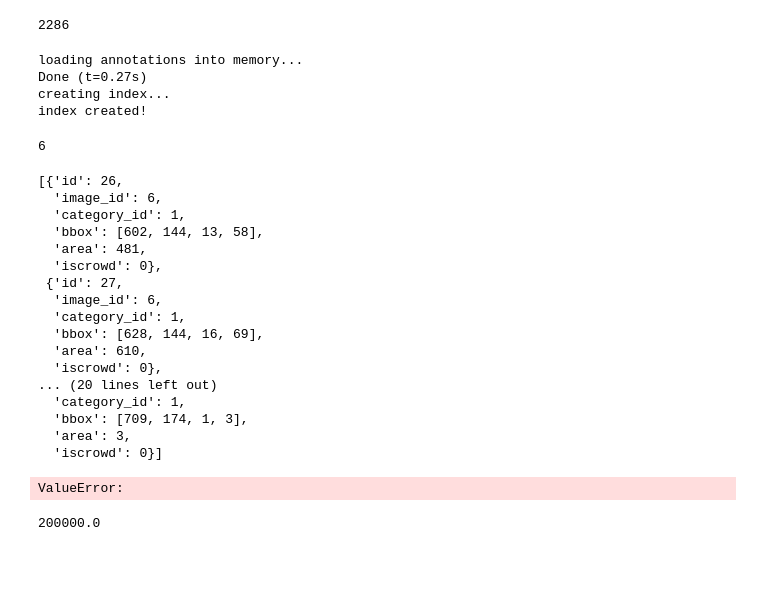
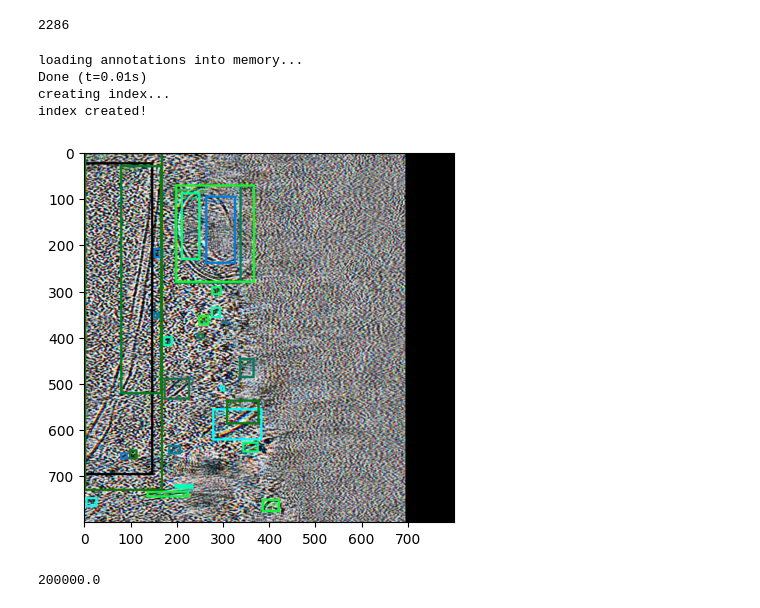
Before and after one commit to tyfei0216/cryoem, a Jupyter notebook: dococo.ipynb, the cells around one changed output. Saved outputs shown, nothing was run; the diff lists cells and outputs as text; code cells hidden in the pictures; blank space fills up the shorter version.

```diff
--- a/dococo.ipynb
+++ b/dococo.ipynb
@@ -93,47 +90,21 @@ with open("/mnt/panbz/lab/transforemer_model/pretrain_data/dataset/pretrain_npy_
 # %%
-
-dataset = modules.CocoDetection("/mnt/panbz/lab/transforemer_model/pretrain_data/dataset",
-                        "/mnt/panbz/lab/transforemer_model/pretrain_data/dataset/annotations/npy_annotations_val_full_flipY.pkl",
-                        is_npy=True, transform=utils.getDefaultTransform(), require_mask=False, add_classname=True)
+dataset = modules.CocoDetection("/data/transformer_project/transforemer_model/train_data/training/data/",
+                        "/data/transformer_project/transforemer_model/train_data/training/data/annotations/sllt0039_9.pkl",
+                        is_npy=True, transform=utils.getDefaultTransform(), require_mask=False, add_classname=True, norm="hist")
 # train_set, val_set = torch.utils.data.random_split(dataset, [0.8, 0.2])
 # %% [output]
 loading annotations into memory...
-Done (t=0.27s)
+Done (t=0.01s)
 creating index...
 index created!
-# %%
-dataset.needids[0]
-# %% [output]
-6
-# %%
-dataset._load_target(6)
-# %% [output]
-[{'id': 26,
-  'image_id': 6,
-  'category_id': 1,
-  'bbox': [602, 144, 13, 58],
-  'area': 481,
-  'iscrowd': 0},
- {'id': 27,
-  'image_id': 6,
-  'category_id': 1,
-  'bbox': [628, 144, 16, 69],
-  'area': 610,
-  'iscrowd': 0},
-... (20 lines left out)
-  'category_id': 1,
-  'bbox': [709, 174, 1, 3],
-  'area': 3,
-  'iscrowd': 0}]
-# %%
-dataset.transform = utils.getConstantTransform()
 # %%
-data = dataset[0]
+torch.manual_seed(41)
+data = dataset[10]
 utils.drawannotation(data["pixel_values"], data["labels"])
 # print(image)
 # cimage, target = allt(torch.tensor(image), target)
 # %% [output]
-ValueError:
+[figure, added]
 # %%
 100*8000/4
 # %% [output]
```
Also changed, not shown: parts of 1 cell of this notebook, 8 other files.
